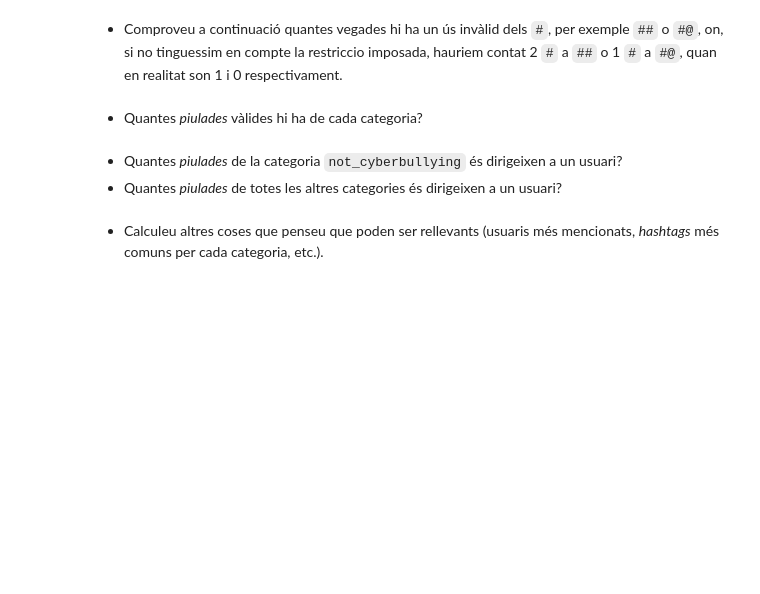
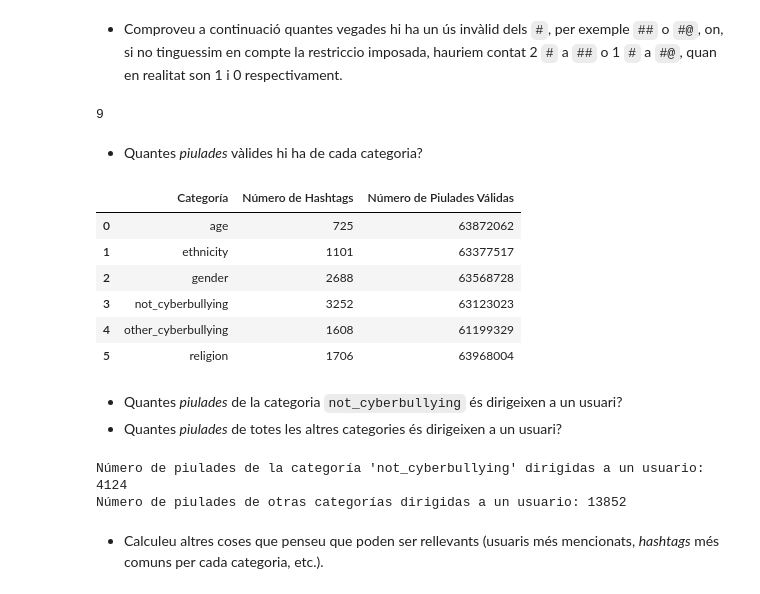
Before and after one commit to ArturoLat/TNUI, a Jupyter notebook: p3/NilTorrelles_ArturoLatorre_P3.ipynb, the cells around one changed output. Cells and saved outputs as stored; diff of their text form; code cells hidden in the pictures; blank space fills up the shorter version.

```diff
--- a/p3/NilTorrelles_ArturoLatorre_P3.ipynb
+++ b/p3/NilTorrelles_ArturoLatorre_P3.ipynb
@@ -185,2 +302,18 @@ Compteu els ``#`` que vagin seguits d'alguna lletra o nombre ja que, com veiem a
+# %%
+def count_invalid_uses(text):
+    uses_invalid_restriction = re.compile(r'#\W*#|#@')
+    uses_invalid = re.findall(uses_invalid_restriction, text)
+    return len(uses_invalid)
+
+def count_invalid(dataFrame):
+    dataFrame['num_usos_invalidos'] = dataFrame['tweet_text'].apply(count_invalid_uses)
+
+    # Mostrar el número total de usos inválidos de '#' en el conjunto de datos
+    return dataFrame['num_usos_invalidos'].sum()
+# %%
+total_uses_invalid = count_invalid(df)
+total_uses_invalid
+# %% [output]
+9
 # %% [markdown]
 + Quantes *piulades* vàlides hi ha de cada categoria?
@@ -189,3 +320,27 @@ Compteu els ``#`` que vagin seguits d'alguna lletra o nombre ja que, com veiem a
+# %%
+def valid_hashtag(dataFrame):
+    dataFrame['num_hashtags'] = dataFrame['tweet_text'].apply(count_hashtag)
+    dataFrame['num_usos_invalidos'] = dataFrame['tweet_text'].apply(count_invalid_uses)
+
+    # Calcular el número de piulades válidas por categoría
+    dataFrame['num_piulades_validas'] = dataFrame.groupby('cyberbullying_type')['tweet_text'].transform('count') - dataFrame['num_usos_invalidos']
+
+    # Obtener el DataFrame con el número de hashtags por categoría
+    hashtags_por_categoria = dataFrame.groupby('cyberbullying_type')[['num_hashtags', 'num_piulades_validas']].sum().reset_index()
+    hashtags_por_categoria = hashtags_por_categoria.rename(columns={'cyberbullying_type': 'Categoría', 'num_hashtags': 'Número de Hashtags', 'num_piulades_validas': 'Número de Piulades Válidas'})
+
+    return hashtags_por_categoria
+# %%
+valid_hashtag = valid_hashtag(df)
+valid_hashtag
+# %% [output]
+|  | Categoría | Número de Hashtags | Número de Piulades Válidas |
+| 0 | age | 725 | 63872062 |
+| 1 | ethnicity | 1101 | 63377517 |
+| 2 | gender | 2688 | 63568728 |
+| 3 | not_cyberbullying | 3252 | 63123023 |
+| 4 | other_cyberbullying | 1608 | 61199329 |
+| 5 | religion | 1706 | 63968004 |
 # %% [markdown]
 + Quantes *piulades* de la categoria `not_cyberbullying` és dirigeixen a un usuari?
 + Quantes *piulades* de totes les altres categories és dirigeixen a un usuari?
@@ -194,2 +347,15 @@ Compteu els ``#`` que vagin seguits d'alguna lletra o nombre ja que, com veiem a
+# %%
+# Obtener el número de piulades de la categoría `not_cyberbullying` dirigidas a un usuario
+piulades_not_cyberbullying_to_user = piulades_to_user(df[df['cyberbullying_type'] == 'not_cyberbullying'])
+
+# Obtener el número de piulades de todas las demás categorías dirigidas a un usuario
+piulades_other_categories_to_user = piulades_to_user(df[df['cyberbullying_type'] != 'not_cyberbullying'])
+
+# Mostrar los resultados
+print(f"Número de piulades de la categoría 'not_cyberbullying' dirigidas a un usuario: {piulades_not_cyberbullying_to_user}")
+print(f"Número de piulades de otras categorías dirigidas a un usuario: {piulades_other_categories_to_user}")
+# %% [output]
+Número de piulades de la categoría 'not_cyberbullying' dirigidas a un usuario: 4124
+Número de piulades de otras categorías dirigidas a un usuario: 13852
 # %% [markdown]
 + Calculeu altres coses que penseu que poden ser rellevants (usuaris més mencionats, *hashtags* més comuns per cada categoria, etc.).
```
Also changed, not shown: parts of 17 cells of this notebook.
